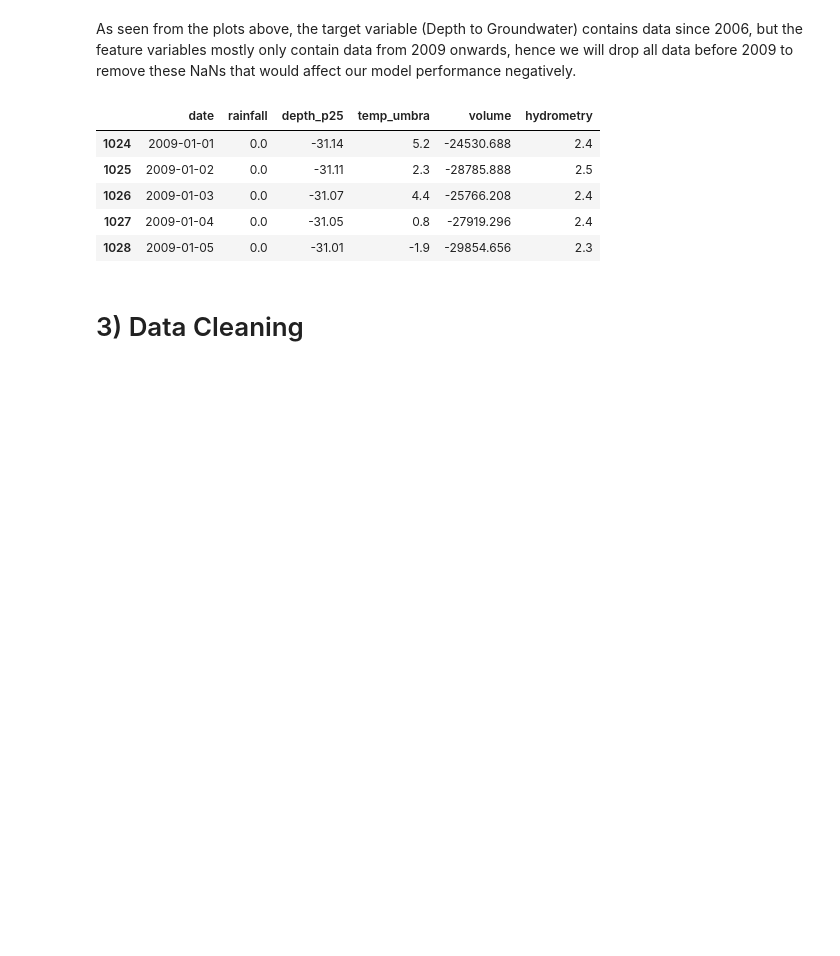
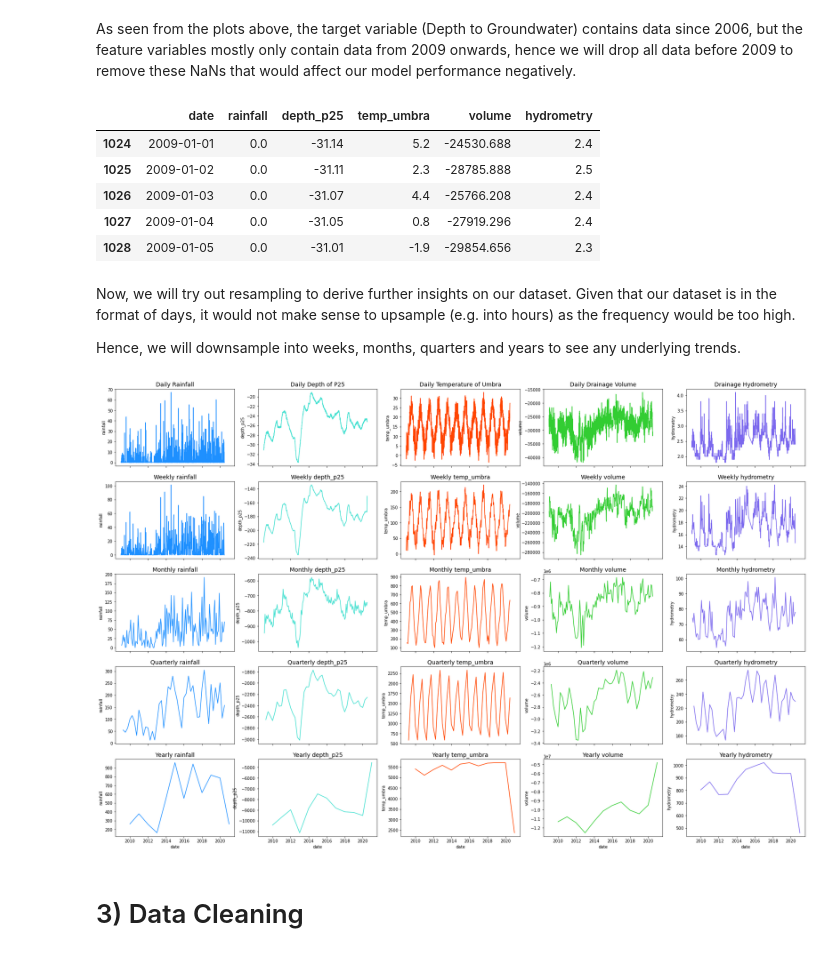
Before and after one commit to bkleck/WaterAnalytics, a Jupyter notebook: preprocessing.ipynb, the cells around one changed output. Saved outputs shown, nothing was run; the diff lists cells and outputs as text; code cells hidden in the pictures; blank space fills up the shorter version.

Commit message:
resampling

```diff
--- a/preprocessing.ipynb
+++ b/preprocessing.ipynb
@@ -128,6 +131,70 @@ df.head()
 | 1026 | 2009-01-03 | 0.0 | -31.07 | 4.4 | -25766.208 | 2.4 |
 | 1027 | 2009-01-04 | 0.0 | -31.05 | 0.8 | -27919.296 | 2.4 |
 | 1028 | 2009-01-05 | 0.0 | -31.01 | -1.9 | -29854.656 | 2.3 |
+# %% [markdown]
+Now, we will try out resampling to derive further insights on our dataset. Given that our dataset is in the format of days, it would not make sense to upsample (e.g. into hours) as the frequency would be too high.
+
+Hence, we will downsample into weeks, months, quarters and years to see any underlying trends.
+# %%
+fig, ax = plt.subplots(ncols=5, nrows=5, sharex=True, figsize=(30,20))
+columns = ['rainfall', 'depth_p25', 'temp_umbra', 'volume', 'hydrometry']
+colors = ['dodgerblue', 'turquoise', 'orangered', 'limegreen', 'mediumslateblue']
+
+sns.lineplot(df['date'], df['rainfall'], color='dodgerblue', ax=ax[0, 0])
+ax[0, 0].set_title('Daily Rainfall', fontsize=14)
+
+sns.lineplot(df['date'], df['depth_p25'], color='turquoise', ax=ax[0, 1])
+ax[0, 1].set_title('Daily Depth of P25', fontsize=14)
+
+sns.lineplot(df['date'], df['temp_umbra'], color='orangered', ax=ax[0, 2])
+ax[0, 2].set_title('Daily Temperature of Umbra', fontsize=14)
+
+sns.lineplot(df['date'], df['volume'], color='limegreen', ax=ax[0, 3])
+ax[0, 3].set_title('Daily Drainage Volume', fontsize=14)
+
+sns.lineplot(df['date'], df['hydrometry'], color='mediumslateblue', ax=ax[0, 4])
+ax[0, 4].set_title('Drainage Hydrometry', fontsize=14)
+
+# resample for a week
+resampled_df = df.resample('7D', on='date').sum().reset_index(drop=False)
+
+# plot for weekly columns
+for column in columns:
+  idx = columns.index(column)
+  sns.lineplot(resampled_df['date'], resampled_df[column], color=colors[idx], ax=ax[1, idx])
+  ax[1, idx].set_title(f'Weekly {column}', fontsize=14)
+
+
+# resample for a month
+resampled_df = df.resample('M', on='date').sum().reset_index(drop=False)
+
+# plot for monthly columns
+for column in columns:
+  idx = columns.index(column)
+  sns.lineplot(resampled_df['date'], resampled_df[column], color=colors[idx], ax=ax[2, idx])
+  ax[2, idx].set_title(f'Monthly {column}', fontsize=14)
+
+
+# resample for a quarter
+resampled_df = df.resample('Q', on='date').sum().reset_index(drop=False)
+
+# plot for quarterly columns
+for column in columns:
+  idx = columns.index(column)
+  sns.lineplot(resampled_df['date'], resampled_df[column], color=colors[idx], ax=ax[3, idx])
+  ax[3, idx].set_title(f'Quarterly {column}', fontsize=14)
+
+
+# resample for a year
+resampled_df = df.resample('A', on='date').sum().reset_index(drop=False)
+
+# plot for yearly columns
+for column in columns:
+  idx = columns.index(column)
+  sns.lineplot(resampled_df['date'], resampled_df[column], color=colors[idx], ax=ax[4, idx])
+  ax[4, idx].set_title(f'Yearly {column}', fontsize=14)
+# %% [output]
+[figure, added]
 # %% [markdown]
 # 3) Data Cleaning
 # %% [markdown]
```
Also changed, not shown: parts of 5 cells of this notebook.
